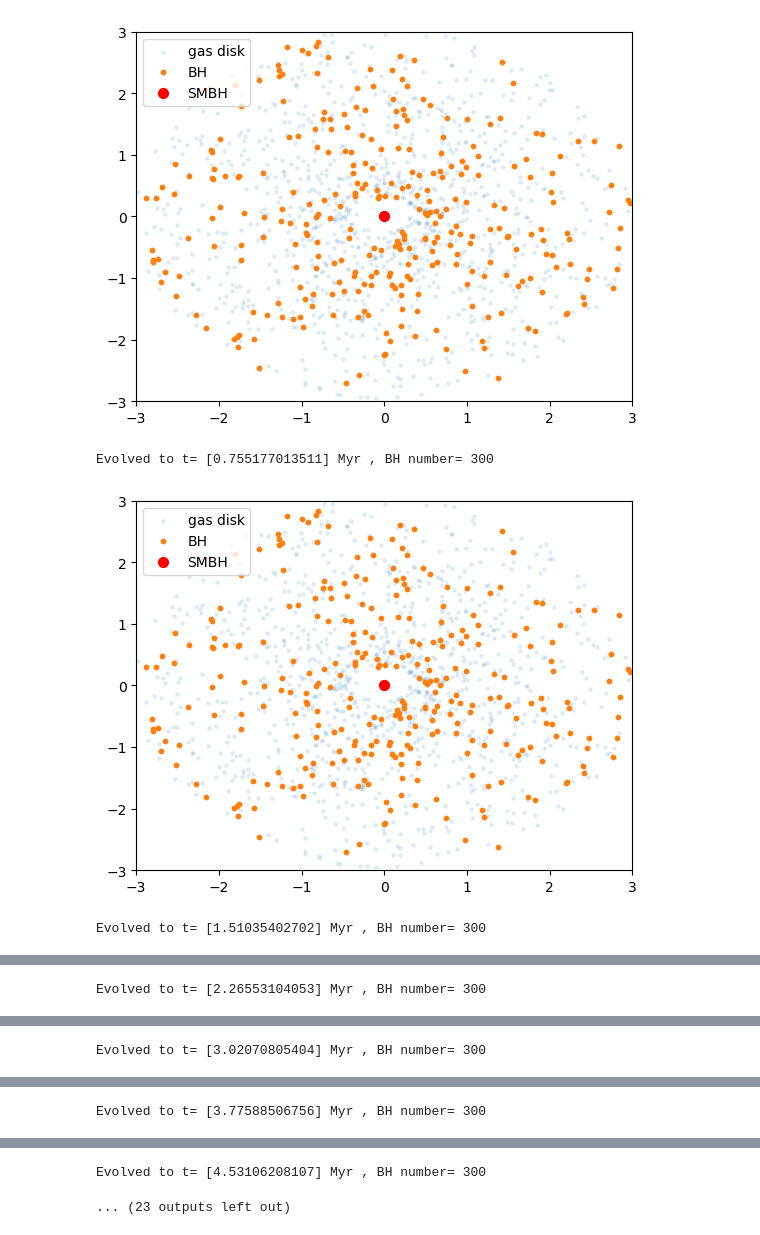
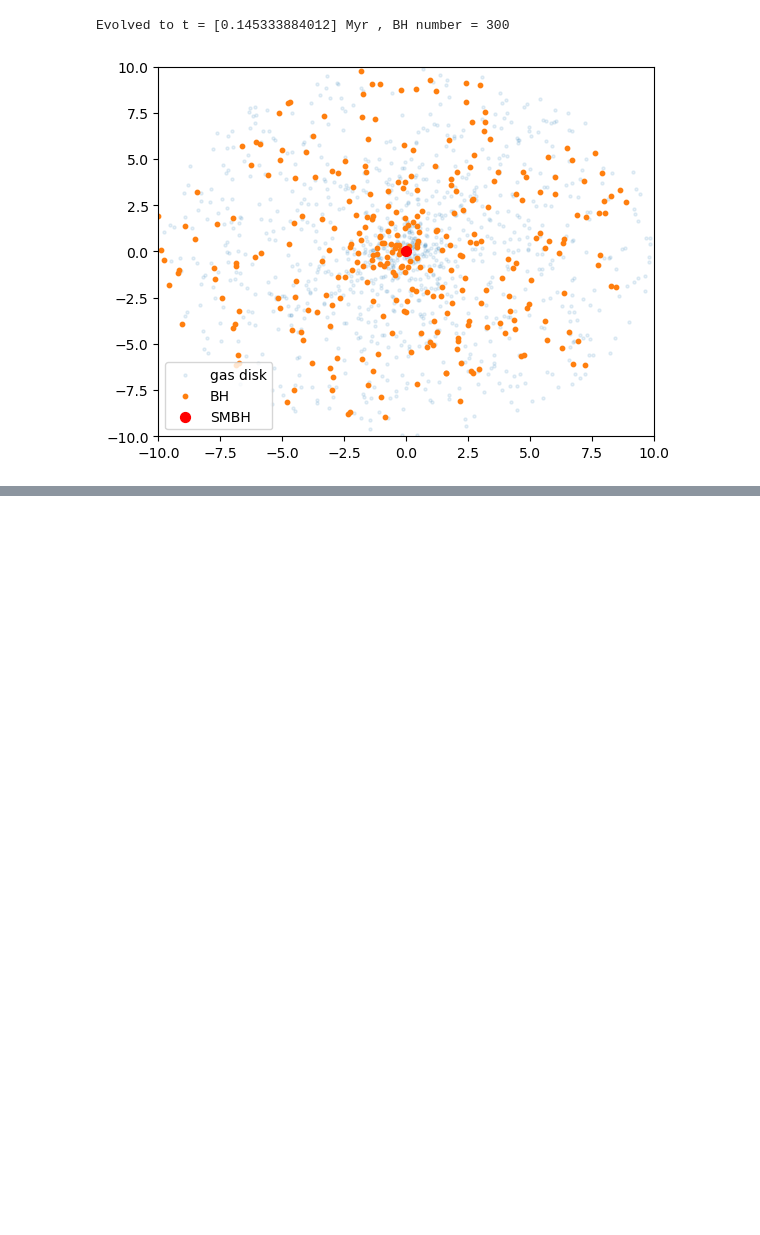
Before and after one commit to Protesticon/BBH_AMUSE, a Jupyter notebook: BH_initialization.ipynb, the cells around one changed output, grey strips where cells are left out. Saved outputs shown, nothing was run; the diff lists cells and outputs as text; code cells hidden in the pictures; blank space fills up the shorter version.

```diff
--- a/BH_initialization.ipynb
+++ b/BH_initialization.ipynb
@@ -40,12 +40,12 @@ def dist(body):
 # %%
 n_BHs = 300
 alpha_IMF = -2.35
-r=3
+r=10
 
 def make_BHdisk_around_SMBH(SMBH, n_BHs=n_BHs):
     R = r|units.pc
     Ndisk = n_BHs
-    Rin = 0.1
+    Rin = 0.01
     Rout = 1
     Pinner1 = orbital_period(SMBH.mass, Rin*R)
     converter1 = nbody_system.nbody_to_si(SMBH.mass.sum(), R)
@@ -66,7 +66,7 @@ def make_BHdisk_around_SMBH(SMBH, n_BHs=n_BHs):
 def make_gasdisk_around_SMBH(SMBH):
     R = r|units.pc
     Ndisk = 1000
-    Rin = 0.1
+    Rin = 0.01
     Rout = 1
     Pinner2 = orbital_period(SMBH.mass, Rin*R)
     Mdisk = 1e-3 * SMBH.mass
@@ -241,22 +240,20 @@ print(len(b1))
 from amuse.community.huayno.interface import Huayno
 from amuse.community.fi.interface import Fi
 
-bodies = SMBH
+bodies = Particles(0)
+bodies.add_particles(SMBH)
 bodies.add_particles(BHdisk)
-bodies.add_particles(gasdisk)
 
 SMBH = bodies[bodies.name=="SMBH"]
 BHdisk = bodies[bodies.name=="BH"]
-gasdisk = bodies[bodies.name=="gas disk"]
 
-Nbody = SMBH+BHdisk
 
 gravityA = Huayno(converter2, workers=32)
 gravityA.particles.add_particles(BHdisk)
-channel = {"from BHs": bodies.new_channel_to(gravityA.particles),
+channel = {"from_BHs": bodies.new_channel_to(gravityA.particles),
             "to_BHs": gravityA.particles.new_channel_to(bodies)}
 
-hydro = Fi(converter1, mode="openmp", workers=32)
+hydro = Fi(converter2, mode="openmp", workers=32)
 hydro.parameters.use_hydro_flag = True
 hydro.parameters.radiation_flag = False
 hydro.parameters.gamma = 1
@@ -277,3 +274,4 @@ channel.update({"from_smbh": SMBH.new_channel_to(hydro.dm_particles)})
 channel.update({"to_smbh": hydro.dm_particles.new_channel_to(SMBH)})
 
 bodies.add_particles(gasdisk)
+gasdisk = bodies[bodies.name=="gas disk"]
@@ -301,12 +293,4 @@ print(0.2*Pinner2.in_(units.yr))
 # %%
-scatter(gasdisk.x.value_in(units.pc), gasdisk.y.value_in(units.pc), s=5, alpha=0.1, label="gas disk")
-scatter(BHdisk.x.value_in(units.pc), BHdisk.y.value_in(units.pc), s=10, alpha=1, label='BH')
-scatter(SMBH.x.value_in(units.pc), SMBH.z.value_in(units.pc), s=50, c='r', label='SMBH')
-pyplot.xlim(-r, r)
-pyplot.ylim(-r, r)
-pyplot.legend(loc="best")
-pyplot.show()
-
 from amuse.ext.composition_methods import *
 from amuse.ext.orbital_elements import orbital_elements_from_binary
 
@@ -329,11 +313,11 @@ def gravity_hydro_bridge(gravityA, hydro, gravhydro, bodies,
 #         dE_gravity = gravity_initial_total_energy/(gravity.get_total_energy()+hydro.get_total_energy())
 #         print("Time:", model_time.in_(units.day), \
 #               "dE=", dE_gravity)#, dE_hydro
-        Nbody = SMBH+BHdisk
+
         if model_time.value_in(units.yr)>(x*Pinner2.value_in(units.yr)):
             x+=100
-            print("Evolved to t=", model_time.in_(units.Myr),
-                  ", BH number=", len(Nbody)-1)
+            print("Evolved to t =", model_time.in_(units.Myr),
+                  ", BH number =", len(BHdisk))
             scatter(gasdisk.x.value_in(units.pc), gasdisk.y.value_in(units.pc), s=5, alpha=0.1, label="gas disk")
             scatter(BHdisk.x.value_in(units.pc), BHdisk.y.value_in(units.pc), s=10, alpha=1, label='BH')
             scatter(SMBH.x.value_in(units.pc), SMBH.z.value_in(units.pc), s=50, c='r', label='SMBH')
@@ -342,42 +326,38 @@ def gravity_hydro_bridge(gravityA, hydro, gravhydro, bodies,
             pyplot.legend(loc="best")
             pyplot.show()
 
-        Nbody.collision_radius = Nbody.radius * collision_radius_multiplication_factor
+        BHdisk.collision_radius = BHdisk.radius * collision_radius_multiplication_factor
+        channel["from_BHs"].copy()
         gravhydro.evolve_model(model_time)
-        resolve_collision(stopping_condition, gravityA, Nbody)
+        resolve_collision(stopping_condition, gravityA, BHdisk)
 
         channel["to_BHs"].copy()
         channel["to_gasdisk"].copy()
         channel["to_smbh"].copy()
 
-
-
-        Nbody.dist = dist(Nbody)
-        b = get_binaries(Nbody)
+        b = get_binaries(BHdisk)
         if(len(b)>0):
             print("Binary found:", b[0])
             break
 
 #         print("S=", bodies[:3])
 #         print("g=", gravity.particles)
 #         print(gravity.particles.y.in_(units.pc), moon.y.in_(units.pc))
 
     gravityA.stop()
     hydro.stop()
 
 t_end = 10000*Pinner2
 gravity_hydro_bridge(gravityA, hydro, gravhydro,
                      bodies, t_end)
 
 # scatter(gasdisk.x.value_in(units.pc), gasdisk.y.value_in(units.pc), s=5, alpha=0.1, label="gas disk")
 # scatter(BHdisk.x.value_in(units.pc), BHdisk.y.value_in(units.pc), s=10, alpha=1, label='BH')
 # scatter(SMBH.x.value_in(units.pc), SMBH.z.value_in(units.pc), s=50, c='r', label='SMBH')
 # pyplot.xlim(-r, r)
 # pyplot.ylim(-r, r)
 # pyplot.legend(loc="best")
 # pyplot.show()
 # %% [output]
+Evolved to t = [0.145333884012] Myr , BH number = 300
-[figure, old version]
+[figure, new version]
-Evolved to t= [0.755177013511] Myr , BH number= 300
-[figure, removed]
-Evolved to t= [1.51035402702] Myr , BH number= 300
@@ -385 +363,0 @@ Evolved to t= [1.51035402702] Myr , BH number= 300
-Evolved to t= [2.26553104053] Myr , BH number= 300
@@ -387 +363,0 @@ Evolved to t= [2.26553104053] Myr , BH number= 300
-Evolved to t= [3.02070805404] Myr , BH number= 300
@@ -389 +363,0 @@ Evolved to t= [3.02070805404] Myr , BH number= 300
-Evolved to t= [3.77588506756] Myr , BH number= 300
@@ -391,5 +364,3 @@ Evolved to t= [3.77588506756] Myr , BH number= 300
-Evolved to t= [4.53106208107] Myr , BH number= 300
-... (23 outputs left out)
 # %%
 scatter(gasdisk.x.value_in(units.pc), gasdisk.y.value_in(units.pc), s=5, alpha=0.1, label="gas disk")
 scatter(BHdisk.x.value_in(units.pc), BHdisk.y.value_in(units.pc), s=10, alpha=1, label='BH')
```
Also changed, not shown: parts of 15 cells of this notebook.
